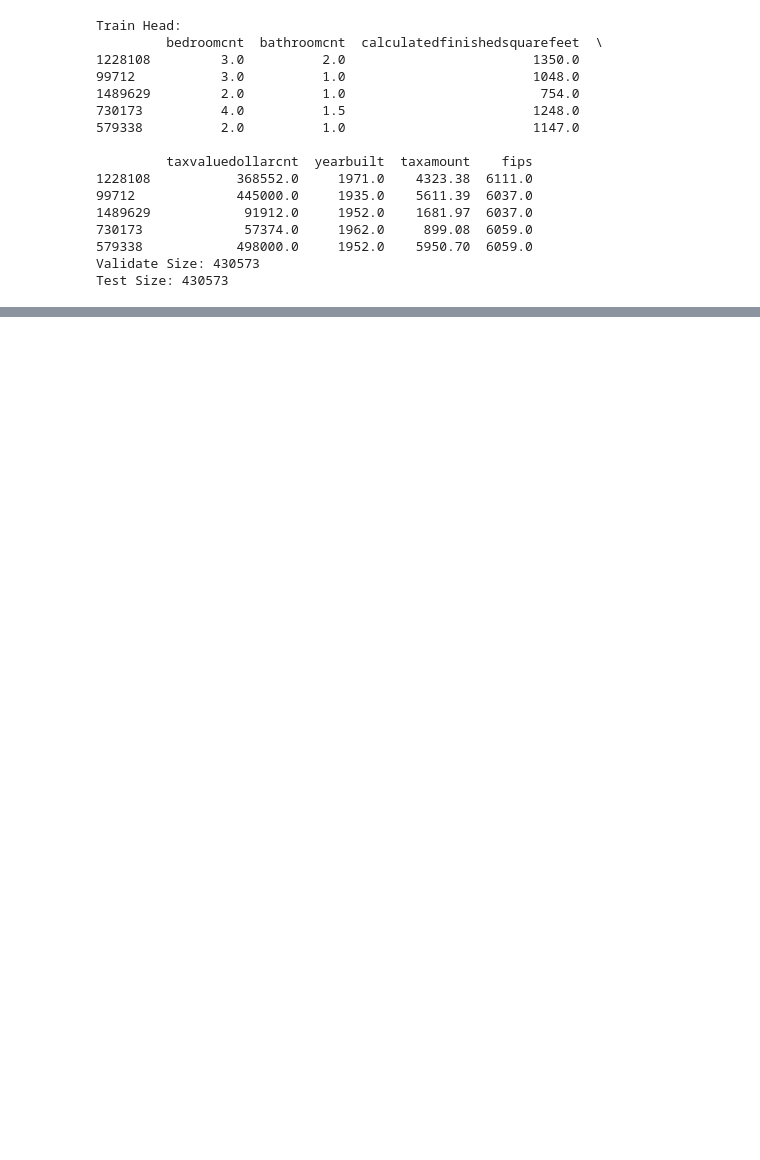
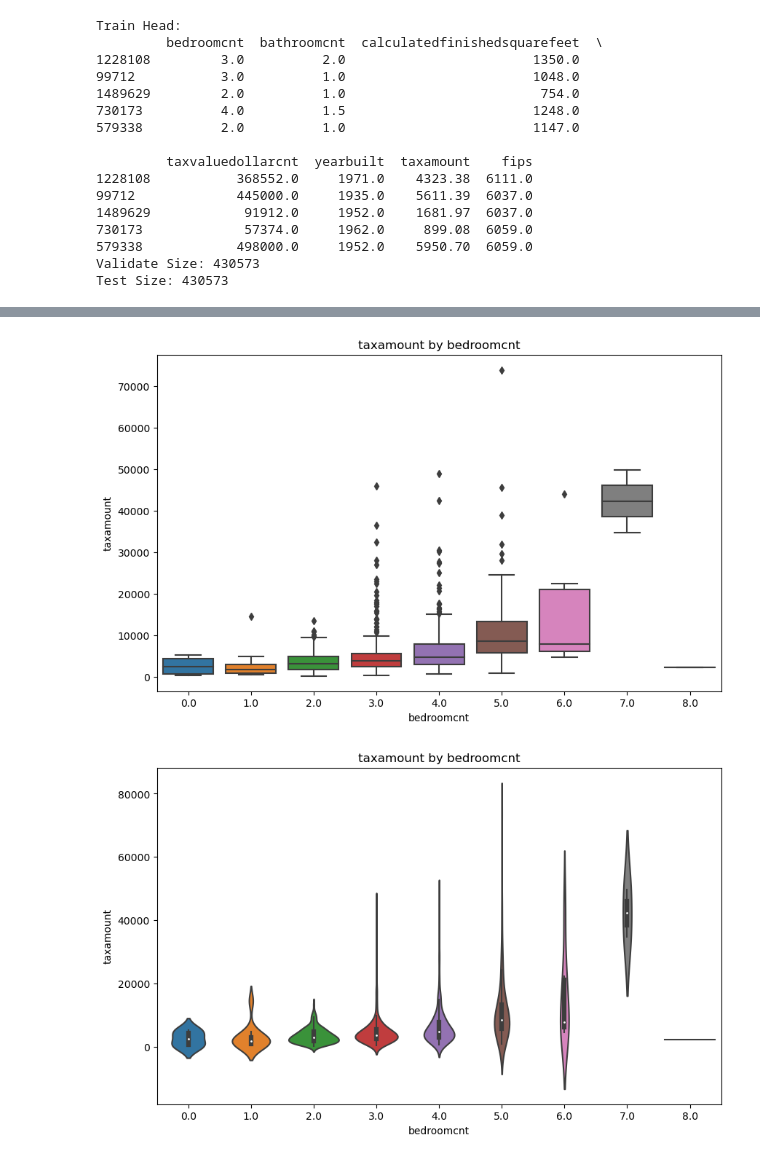
Before and after one commit to JoeyGideon/regression-exercises, a Jupyter notebook: explore.ipynb, the cells around one changed output, grey strips where cells are left out. Drawn from its saved outputs; the diff is of its cells as text; code cells hidden in the pictures; blank space fills up the shorter version.

```diff
--- a/explore.ipynb
+++ b/explore.ipynb
@@ -94,0 +111,5 @@ Test Size: 430573
+# %%
+explore.plot_categorical_and_continuous_vars(train.sample(1000), 'bedroomcnt', 'taxamount')
+# %% [output]
+[figure, added]
+[figure, added]
```
Also changed, not shown: parts of 39 cells of this notebook.
